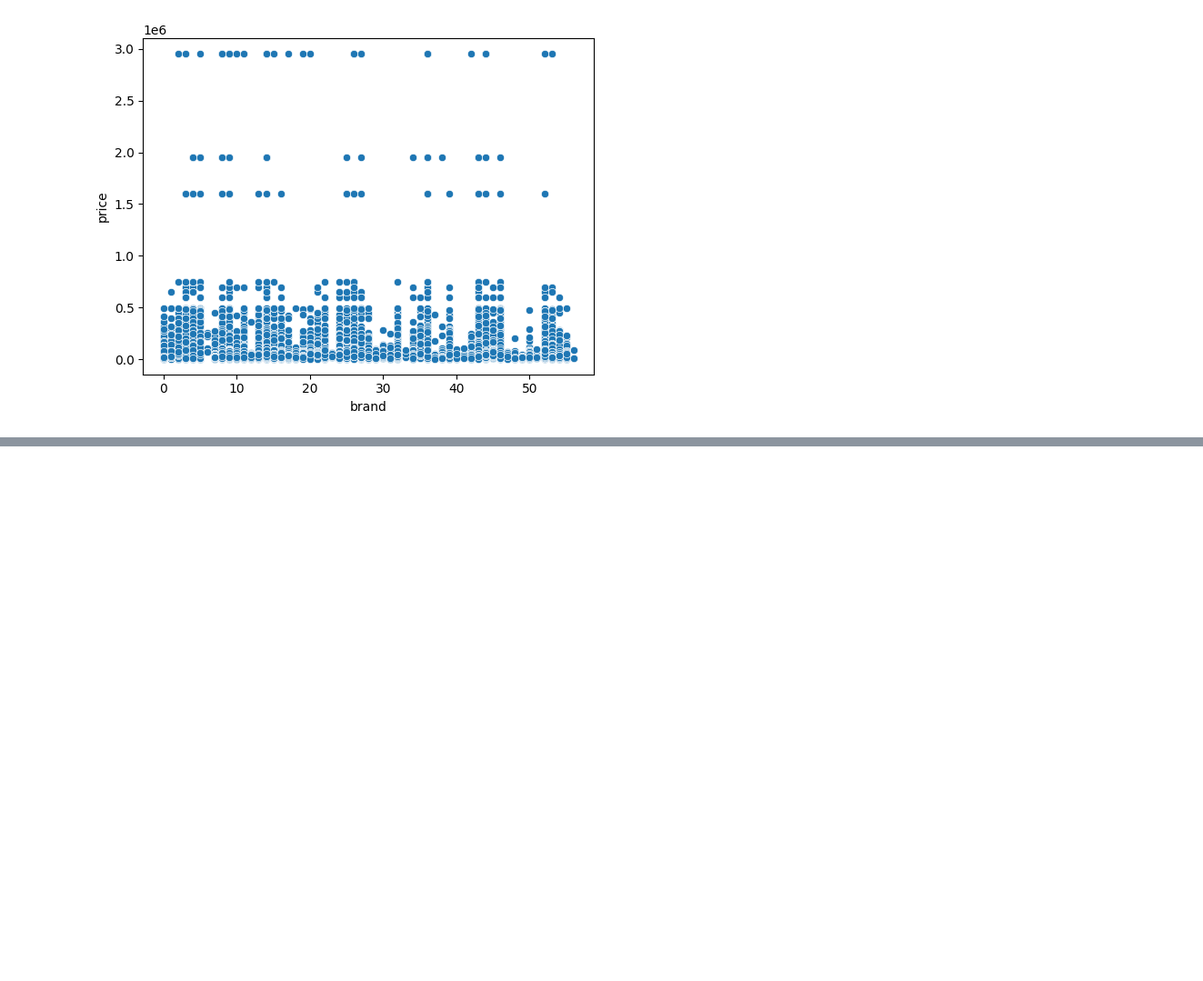
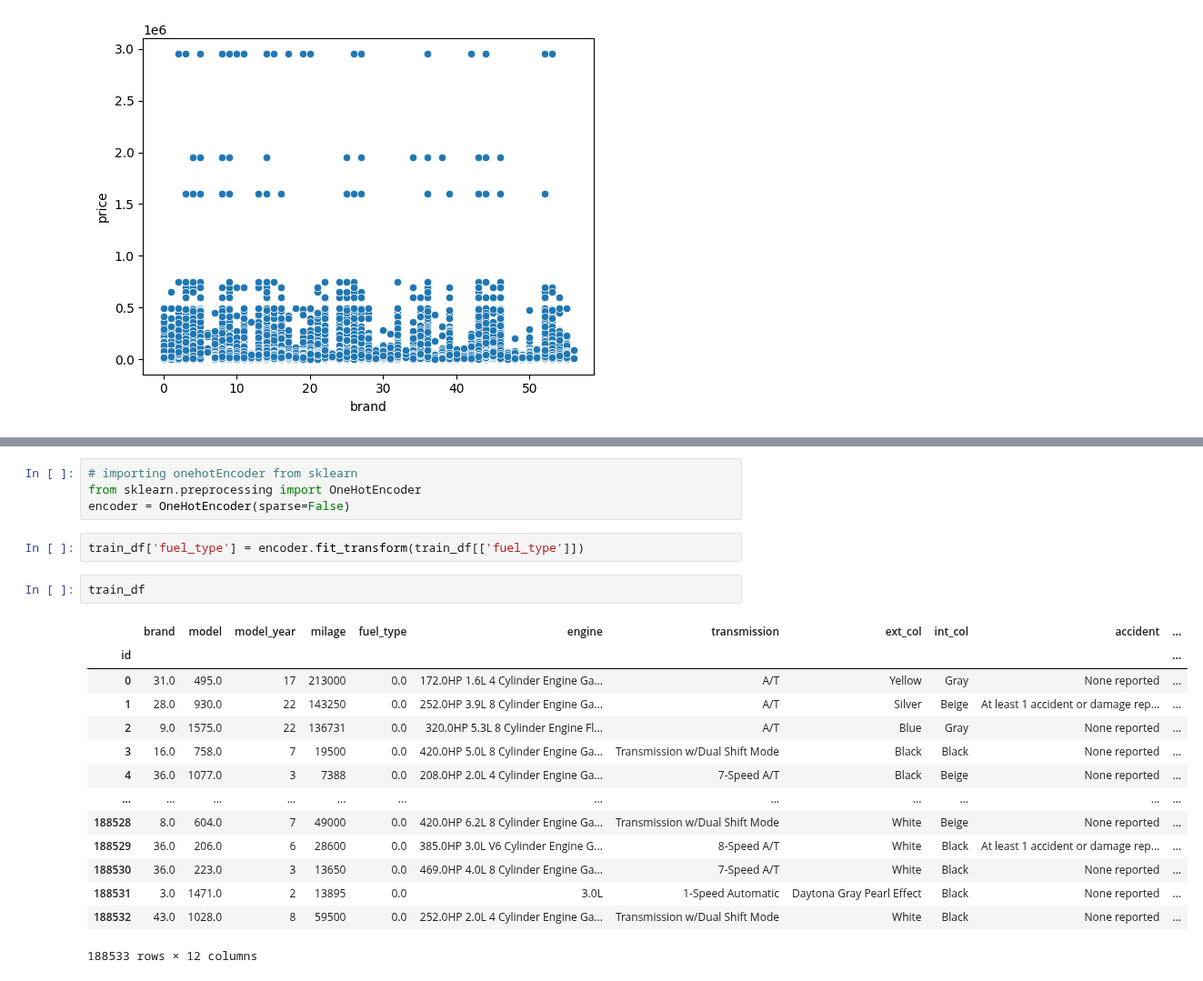
Before and after one commit to subramanya4shenoy/MachineLearningNbs, a Jupyter notebook: kaggle/playground_series_s4e9.ipynb, the cells around one changed output, grey strips where cells are left out. Shown at 91% size. Saved outputs shown, nothing was run; the diff lists cells and outputs as text; blank space fills up the shorter version.

```diff
--- a/kaggle/playground_series_s4e9.ipynb
+++ b/kaggle/playground_series_s4e9.ipynb
@@ -126,0 +196,23 @@ sns.scatterplot(data=train_df, x='brand', y='price')
+# %%
+# importing onehotEncoder from sklearn
+from sklearn.preprocessing import OneHotEncoder
+encoder = OneHotEncoder(sparse=False)
+# %%
+train_df['fuel_type'] = encoder.fit_transform(train_df[['fuel_type']])
+# %%
+train_df
+# %% [output]
+|  | brand | model | model_year | milage | fuel_type | engine | transmission | ext_col | int_col | accident | ... |
+| id |  |  |  |  |  |  |  |  |  |  | ... |
+| 0 | 31.0 | 495.0 | 17 | 213000 | 0.0 | 172.0HP 1.6L 4 Cylinder Engine Ga... | A/T | Yellow | Gray | None reported | ... |
+| 1 | 28.0 | 930.0 | 22 | 143250 | 0.0 | 252.0HP 3.9L 8 Cylinder Engine Ga... | A/T | Silver | Beige | At least 1 accident or damage rep... | ... |
+| 2 | 9.0 | 1575.0 | 22 | 136731 | 0.0 | 320.0HP 5.3L 8 Cylinder Engine Fl... | A/T | Blue | Gray | None reported | ... |
+| 3 | 16.0 | 758.0 | 7 | 19500 | 0.0 | 420.0HP 5.0L 8 Cylinder Engine Ga... | Transmission w/Dual Shift Mode | Black | Black | None reported | ... |
+| 4 | 36.0 | 1077.0 | 3 | 7388 | 0.0 | 208.0HP 2.0L 4 Cylinder Engine Ga... | 7-Speed A/T | Black | Beige | None reported | ... |
+| ... | ... | ... | ... | ... | ... | ... | ... | ... | ... | ... | ... |
+| 188528 | 8.0 | 604.0 | 7 | 49000 | 0.0 | 420.0HP 6.2L 8 Cylinder Engine Ga... | Transmission w/Dual Shift Mode | White | Beige | None reported | ... |
+| 188529 | 36.0 | 206.0 | 6 | 28600 | 0.0 | 385.0HP 3.0L V6 Cylinder Engine G... | 8-Speed A/T | White | Black | At least 1 accident or damage rep... | ... |
+| 188530 | 36.0 | 223.0 | 3 | 13650 | 0.0 | 469.0HP 4.0L 8 Cylinder Engine Ga... | 7-Speed A/T | White | Black | None reported | ... |
+| 188531 | 3.0 | 1471.0 | 2 | 13895 | 0.0 | 3.0L | 1-Speed Automatic | Daytona Gray Pearl Effect | Black | None reported | ... |
+| 188532 | 43.0 | 1028.0 | 8 | 59500 | 0.0 | 252.0HP 2.0L 4 Cylinder Engine Ga... | Transmission w/Dual Shift Mode | White | Black | None reported | ... |
+188533 rows × 12 columns
```
Also changed, not shown: parts of 8 cells of this notebook.
